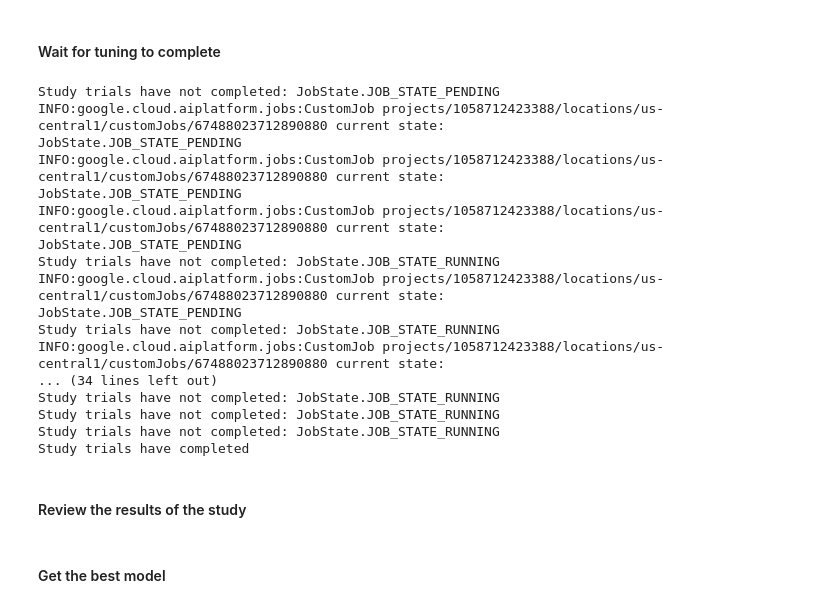
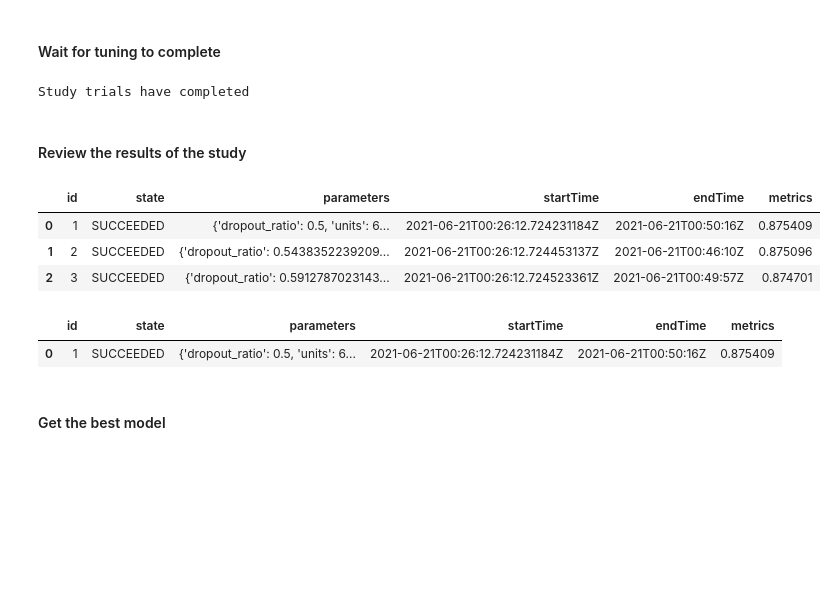
Before and after one commit to RajeshThallam/vertex-ai-labs, a Jupyter notebook: 02-custom-job-tabular/02-vertex-custom-job-tabular-training-prediction.ipynb, the cells around one changed output. Drawn from its saved outputs; the diff is of its cells as text; code cells hidden in the pictures; blank space fills up the shorter version.

Commit message:
Add custom training lab

```diff
--- a/02-custom-job-tabular/02-vertex-custom-job-tabular-training-prediction.ipynb
+++ b/02-custom-job-tabular/02-vertex-custom-job-tabular-training-prediction.ipynb
@@ -657,13 +827,8 @@ worker_pool_specs =  [
 # %%
-job_name = "JOB_{}".format(time.strftime("%Y%m%d_%H%M%S"))
+job_name = f"chicago-taxi-clsfr-custom-hp-{TIMESTAMP}"
 
 job = vertex_ai.CustomJob(
     display_name=job_name,
     worker_pool_specs=worker_pool_specs,
     staging_bucket=f'{STAGING_BUCKET}/{job_name}'
 )
-
-job.run(sync=False,
-        service_account=VERTEX_SA,
-        tensorboard=TENSORBOARD
-)
@@ -742,0 +837,17 @@ response = job_client.select_version(version).create_hyperparameter_tuning_job(
+# %%
+hp_job_name = f"chicago-taxi-clsfr-hptuning-{TIMESTAMP}"
+
+hp_job = vertex_ai.HyperparameterTuningJob(
+    display_name=hp_job_name,
+    custom_job=job,
+    metric_spec=metric_spec,
+    parameter_spec=parameter_spec,
+    max_trial_count=3,
+    parallel_trial_count=3,
+    max_failed_trial_count=1
+)
+# %%
+hp_job.run(sync=False,
+        service_account=VERTEX_SA,
+        tensorboard=TENSORBOARD
+)
@@ -753,46 +890,39 @@ JobState.JOB_STATE_QUEUED
 #### Wait for tuning to complete
 # %%
 while True:
-    job_response = job_client.get_hyperparameter_tuning_job(
-        name = response.name)
-    if job_response.state != vertex_ai.gapic.JobState.JOB_STATE_SUCCEEDED:
-        print("Study trials have not completed:", job_response.state)
-        if (job_response.state == vertex_ai.gapic.JobState.JOB_STATE_FAILED or
-           job_response.state == vertex_ai.gapic.JobState.JOB_STATE_CANCELLED):
+    if hp_job.state != vertex_ai.gapic.JobState.JOB_STATE_SUCCEEDED:
+        print("Study trials have not completed:", hp_job.state)
+        if (hp_job.state == vertex_ai.gapic.JobState.JOB_STATE_FAILED or
+           hp_job.state == vertex_ai.gapic.JobState.JOB_STATE_CANCELLED):
             break
     else:
         print("Study trials have completed")
         break
     time.sleep(60)
 # %% [output]
-Study trials have not completed: JobState.JOB_STATE_PENDING
-INFO:google.cloud.aiplatform.jobs:CustomJob projects/1058712423388/locations/us-central1/customJobs/67488023712890880 current state:
-JobState.JOB_STATE_PENDING
-INFO:google.cloud.aiplatform.jobs:CustomJob projects/1058712423388/locations/us-central1/customJobs/67488023712890880 current state:
-JobState.JOB_STATE_PENDING
-INFO:google.cloud.aiplatform.jobs:CustomJob projects/1058712423388/locations/us-central1/customJobs/67488023712890880 current state:
-JobState.JOB_STATE_PENDING
-Study trials have not completed: JobState.JOB_STATE_RUNNING
-INFO:google.cloud.aiplatform.jobs:CustomJob projects/1058712423388/locations/us-central1/customJobs/67488023712890880 current state:
-JobState.JOB_STATE_PENDING
-Study trials have not completed: JobState.JOB_STATE_RUNNING
-INFO:google.cloud.aiplatform.jobs:CustomJob projects/1058712423388/locations/us-central1/customJobs/67488023712890880 current state:
-... (34 lines left out)
-Study trials have not completed: JobState.JOB_STATE_RUNNING
-Study trials have not completed: JobState.JOB_STATE_RUNNING
-Study trials have not completed: JobState.JOB_STATE_RUNNING
 Study trials have completed
 # %% [markdown]
 #### Review the results of the study
-# %%
-best_accuracy = 0.0
-best_trial = None
-for trial in job_response.trials:
-    accuracy = float(trial.final_measurement.metrics[0].value)
-    if accuracy > best_accuracy:
-        best_trial = trial
-        best_accuracy = accuracy
-print(best_trial)
+# %%
+pd.set_option('display.max_colwidth', None)
+
+df_hp_job_results = pd.DataFrame([MessageToDict(trial.__class__.pb(trial)) for trial in hp_job.trials])
+df_hp_job_results["parameters"] = df_hp_job_results.parameters.apply(lambda x: {item["parameterId"]:item["value"] for item in x})
+df_hp_job_results["metrics"] = df_hp_job_results.finalMeasurement.apply(lambda x: x["metrics"][0]["value"])
+df_hp_job_results.drop("finalMeasurement", axis=1, inplace=True)
+df_hp_job_results
+# %% [output]
+|  | id | state | parameters | startTime | endTime | metrics |
+| 0 | 1 | SUCCEEDED | {'dropout_ratio': 0.5, 'units': 6... | 2021-06-21T00:26:12.724231184Z | 2021-06-21T00:50:16Z | 0.875409 |
+| 1 | 2 | SUCCEEDED | {'dropout_ratio': 0.5438352239209... | 2021-06-21T00:26:12.724453137Z | 2021-06-21T00:46:10Z | 0.875096 |
+| 2 | 3 | SUCCEEDED | {'dropout_ratio': 0.5912787023143... | 2021-06-21T00:26:12.724523361Z | 2021-06-21T00:49:57Z | 0.874701 |
+# %%
+best_accuracy = 0.0
+best_trial = df_hp_job_results.iloc[[df_hp_job_results["metrics"].idxmax()]]
+best_trial
+# %% [output]
+|  | id | state | parameters | startTime | endTime | metrics |
+| 0 | 1 | SUCCEEDED | {'dropout_ratio': 0.5, 'units': 6... | 2021-06-21T00:26:12.724231184Z | 2021-06-21T00:50:16Z | 0.875409 |
 # %% [markdown]
 #### Get the best model
 # %%
```
Also changed, not shown: parts of 45 cells of this notebook, 6 other files.
